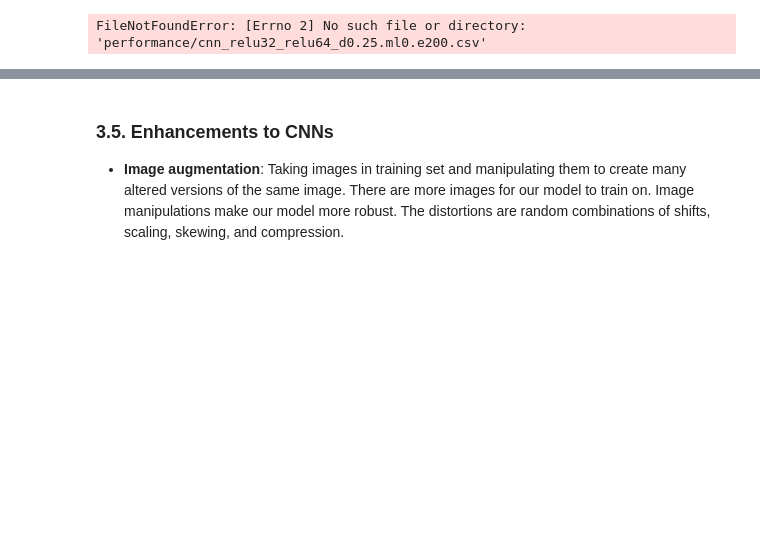
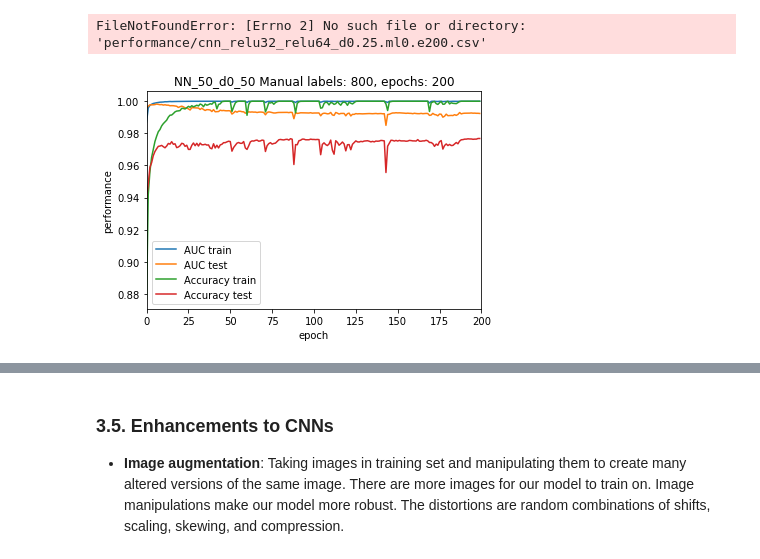
Before and after one commit to ysereda/Springboard, a Jupyter notebook: Capstone3.DigitRecognition_CNN.ipynb, the cells around one changed output, grey strips where cells are left out. Cells and saved outputs as stored; diff of their text form; code cells hidden in the pictures; blank space fills up the shorter version.

```diff
--- a/Capstone3.DigitRecognition_CNN.ipynb
+++ b/Capstone3.DigitRecognition_CNN.ipynb
@@ -374,11 +386,16 @@ FileNotFoundError: [Errno 2] No such file or directory: 'performance/cnn_relu32_
 # %%
 # Plot training performance
 plt.plot(history_model.history['auc'])
 plt.plot(history_model.history['val_auc'])
 plt.plot(history_model.history['accuracy'])
 plt.plot(history_model.history['val_accuracy'])
 plt.legend(['AUC train', 'AUC test', 'Accuracy train', 'Accuracy test']);
 plt.xlabel('epoch');
 plt.ylabel('performance');
 plt.xlim(0,epochs)
-plt.title('CNN_'+str(nl1)+'_'+str(nl2)+'_d'+str(dropout)+' Manual labels: '+str(ml) + ', epochs: '+str(epochs));
+if mx==True:
+    plt.title('CNN_'+str(nl1)+'_'+str(nl2)+'_d'+str(dropout)+' Manual labels: '+str(ml) + ', epochs: '+str(epochs));
+else:
+    plt.title('NN_'+str(nl1)+'_d'+str(dropout)+'_'+str(nl2)+' Manual labels: '+str(ml) + ', epochs: '+str(epochs));
+# %% [output]
+[figure, added]
```
Also changed, not shown: parts of 18 cells of this notebook, 1 other file.
